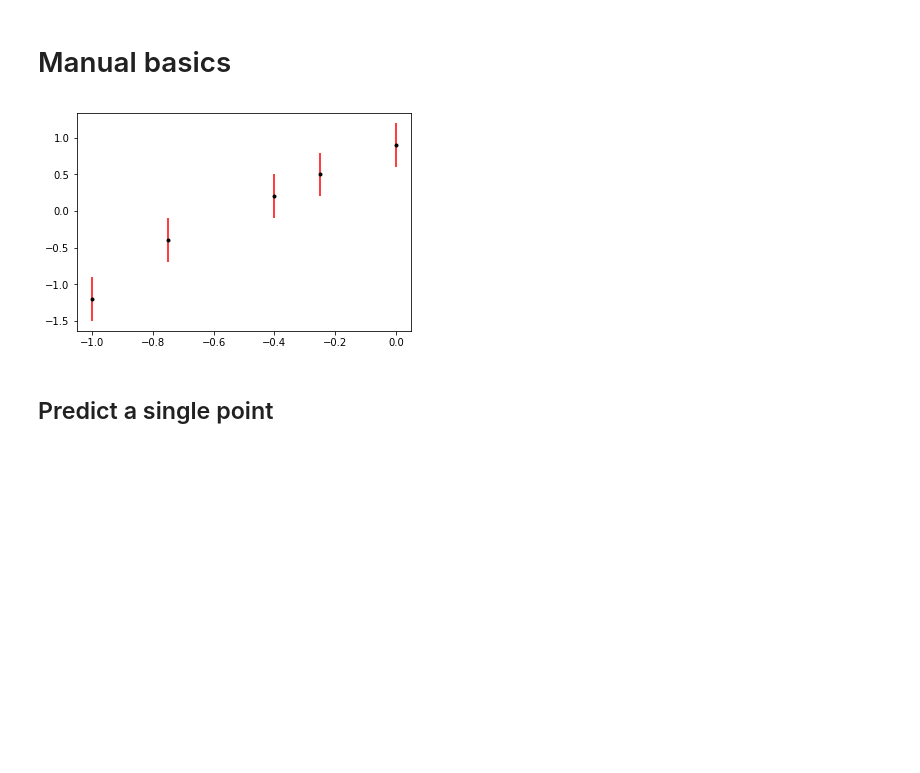
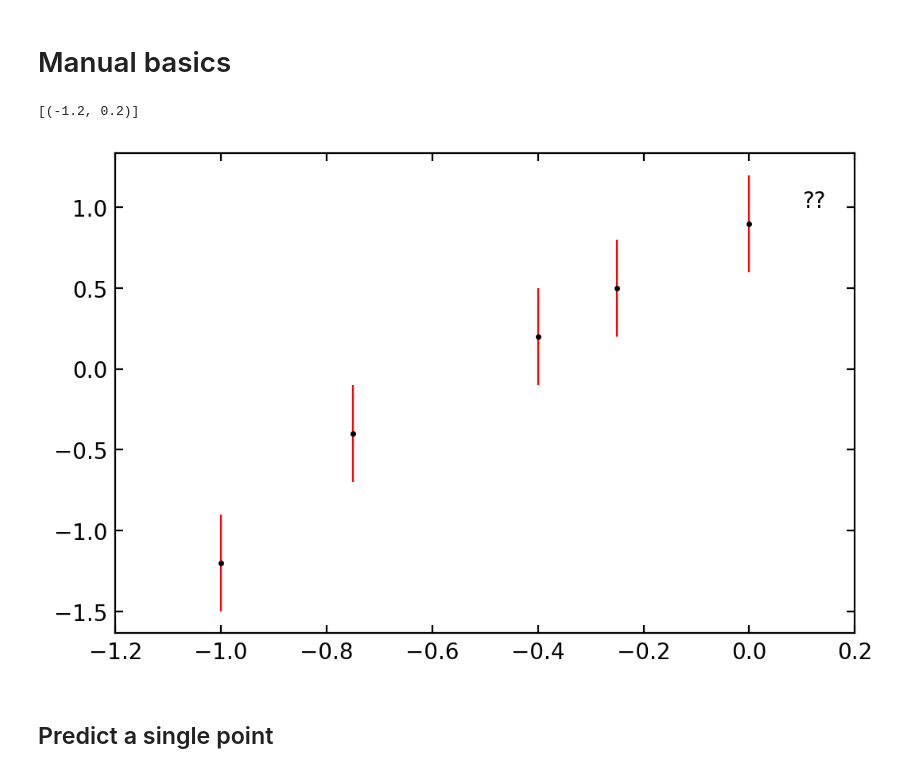
Before and after one commit to eniaxhakaj/phys_learning, a Jupyter notebook: gaussian_processes/manual_gp.ipynb, the cells around one changed output. Cells and saved outputs as stored; diff of their text form; code cells hidden in the pictures; blank space fills up the shorter version.

```diff
--- a/gaussian_processes/manual_gp.ipynb
+++ b/gaussian_processes/manual_gp.ipynb
@@ -38,13 +40,18 @@ import matplotlib.pyplot as plt
 # %%
 # We have some data with some uncertainty and we want to predict some other data
 x = np.array([-1, -0.75, -0.4, -0.25, 0])
 y = np.array([-1.2, -0.4, 0.2, 0.5, 0.9])
 err = 0.3
-plt.errorbar(x, y, yerr=err, linestyle="", marker=".", color="black", ecolor="red")
+
+_, ax = plt.subplots()
+ax.errorbar(x, y, yerr=err, linestyle="", marker=".", color="black", ecolor="red")
 
 goal_x = np.array([0.1])
+ax.annotate("??", xy=(0.1, 1.0))
+ax.set(xlim=(-1.2, 0.2))
 # %% [output]
+[(-1.2, 0.2)]
-[figure, old version]
+[figure, new version]
 # %%
 # We can define a covariance function that describes how similar points
 # at different locations should be
```
Also changed, not shown: parts of 18 cells of this notebook, 2 other files.
